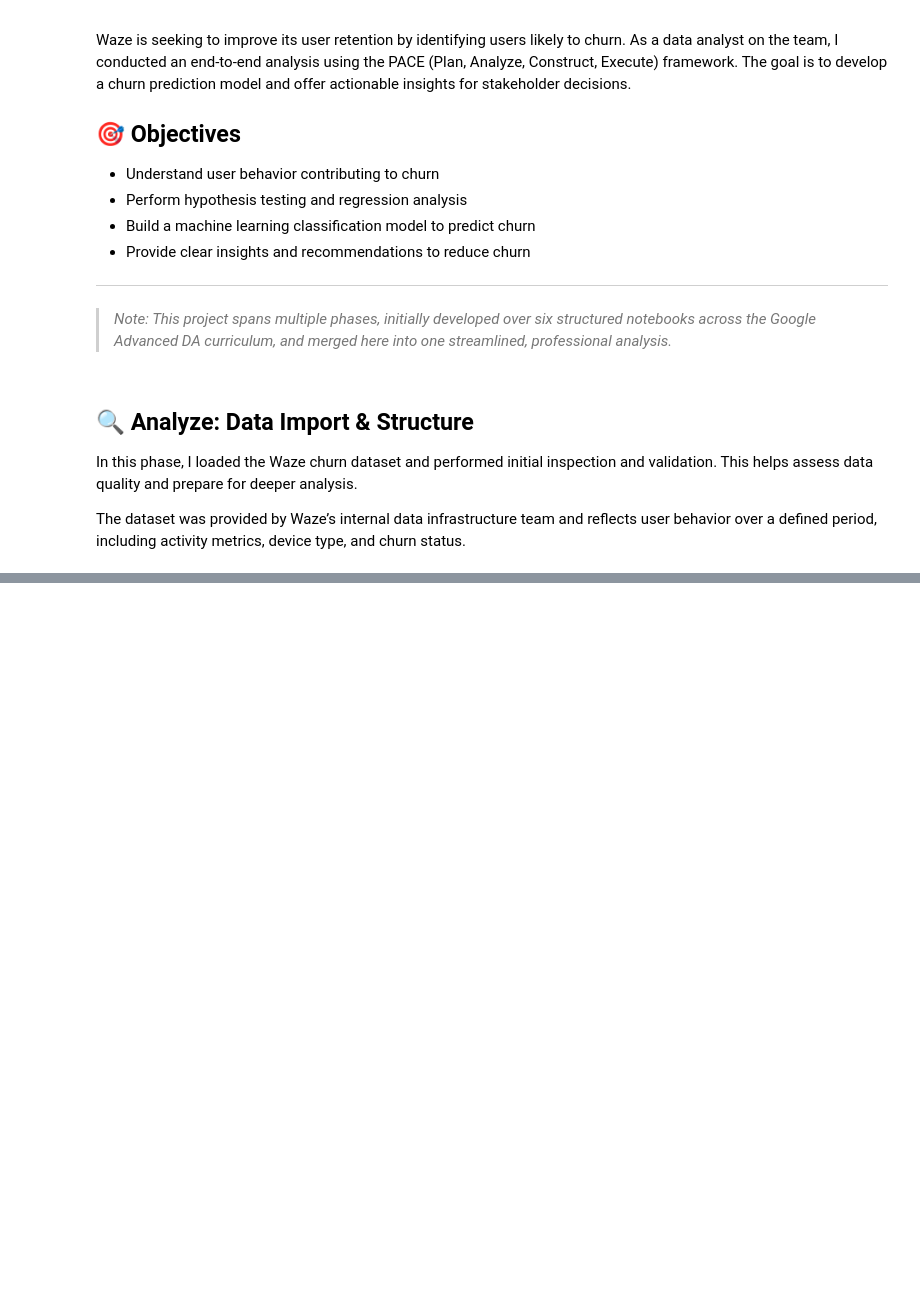
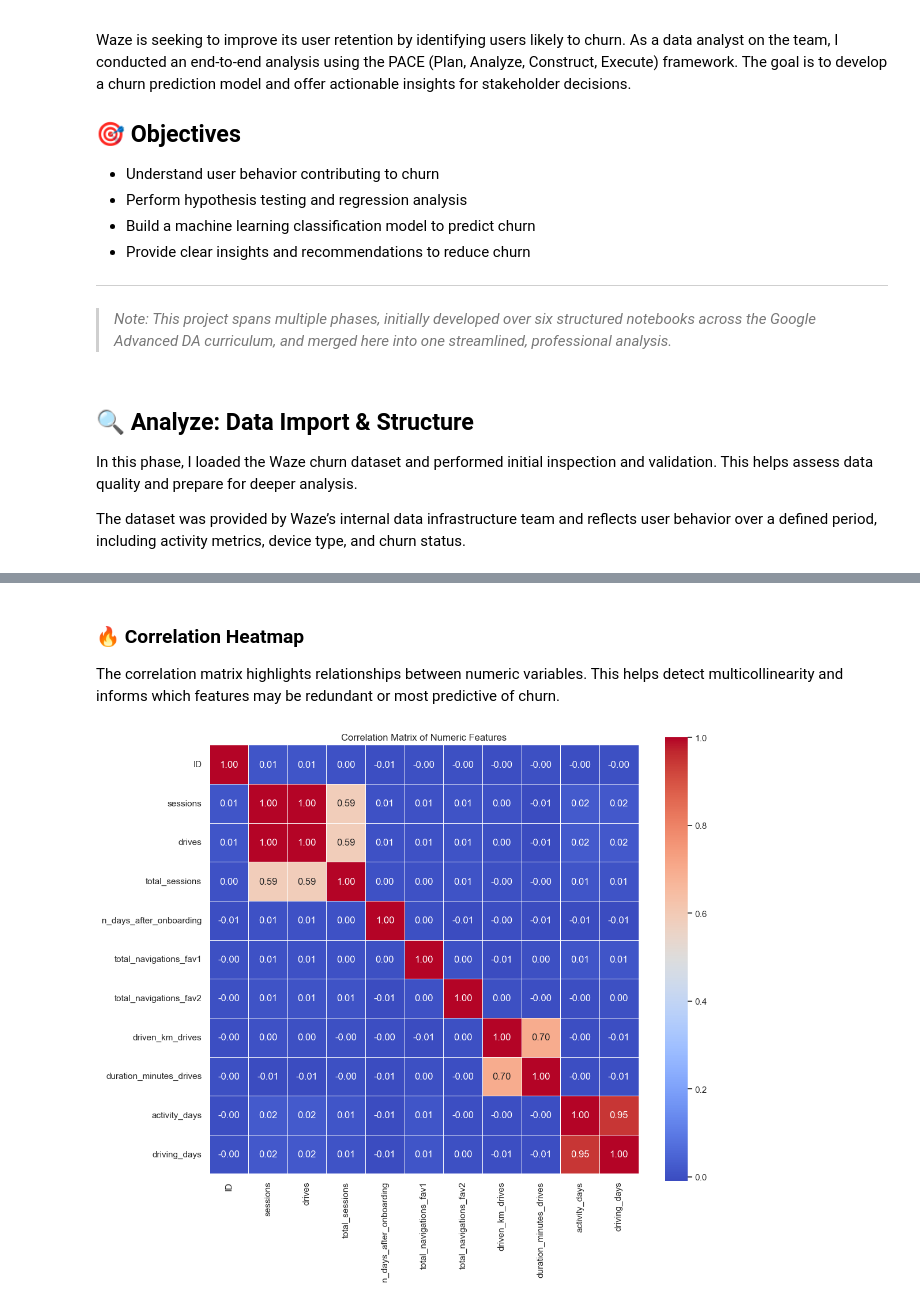
Before and after one commit to venugvis/waze-customer-churn, a Jupyter notebook: notebooks/waze_churn_final.ipynb, the cells around one changed output, grey strips where cells are left out. Cells and saved outputs as stored; diff of their text form; code cells hidden in the pictures; blank space fills up the shorter version.

```diff
--- a/notebooks/waze_churn_final.ipynb
+++ b/notebooks/waze_churn_final.ipynb
@@ -30,0 +188,15 @@ The dataset was provided by Waze’s internal data infrastructure team and refle
+# %% [markdown]
+### 🔥 Correlation Heatmap
+
+The correlation matrix highlights relationships between numeric variables. This helps detect multicollinearity and informs which features may be redundant or most predictive of churn.
+# %%
+# Calculate correlation matrix
+corr_matrix = df.corr(numeric_only = True)
+
+# Plot heatmap
+plt.figure(figsize = (12, 10))
+sns.heatmap(corr_matrix, annot = True, fmt = '.2f', cmap = 'coolwarm', square = True, linewidth = 0.5)
+plt.title('Correlation Matrix of Numeric Features')
+plt.show()
+# %% [output]
+[figure, added]
```
Also changed, not shown: parts of 41 cells of this notebook.
